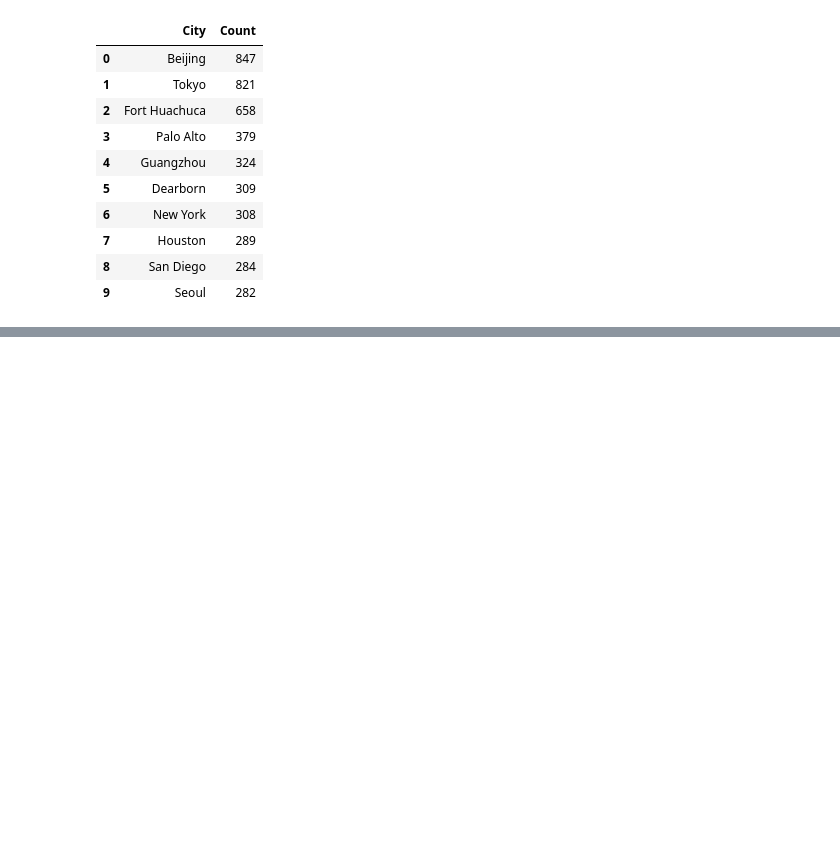
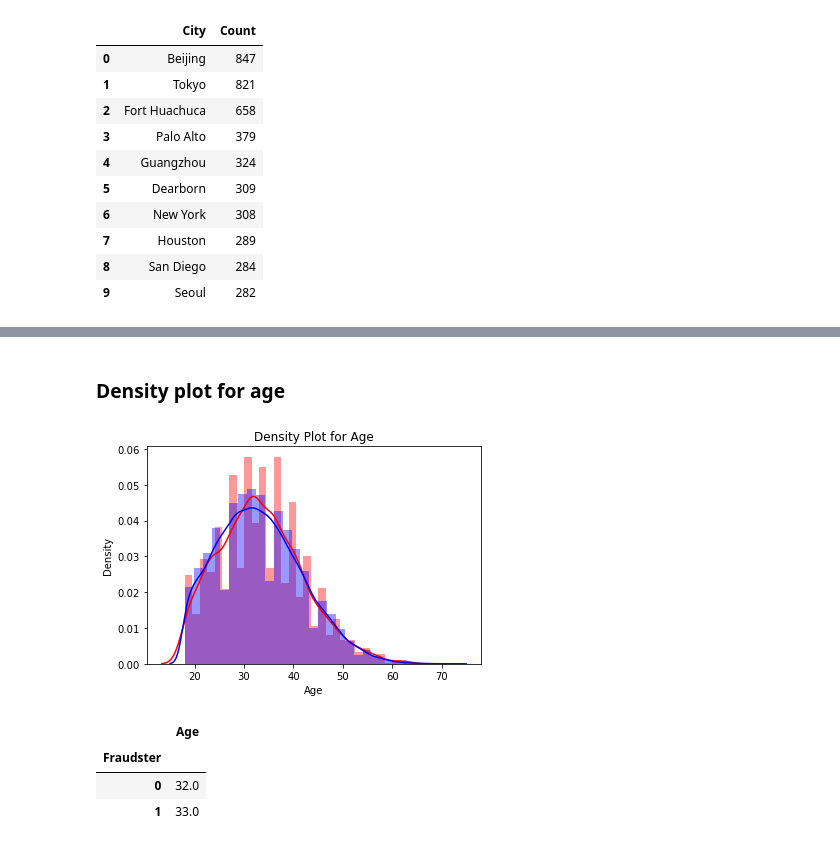
Before and after one commit to MANISH-KUMAR-CODES/Analysis-on-Fraud-Detection-In-Ecommerce-company, a Jupyter notebook: Predict_if_Merchant_is_Fraudster.ipynb, the cells around one changed output, grey strips where cells are left out. Drawn from its saved outputs; the diff is of its cells as text; code cells hidden in the pictures; blank space fills up the shorter version.

```diff
--- a/Predict_if_Merchant_is_Fraudster.ipynb
+++ b/Predict_if_Merchant_is_Fraudster.ipynb
@@ -566,0 +586,16 @@ top_city_with_merchant.head(10)
+# %% [markdown]
+### Density plot for age
+# %%
+# Plotting distplot
+sns.distplot( fraud_df['Age'], kde = True, color ='red', bins = 30)
+sns.distplot( notfraud_df['Age'], kde = True, color ='blue', bins = 30)
+plt.title('Density Plot for Age');
+# %% [output]
+[figure, added]
+# %%
+train_df[['Fraudster', 'Age']].groupby('Fraudster').median()
+# %% [output]
+|  | Age |
+| Fraudster |  |
+| 0 | 32.0 |
+| 1 | 33.0 |
```
Also changed, not shown: parts of 13 cells of this notebook.
